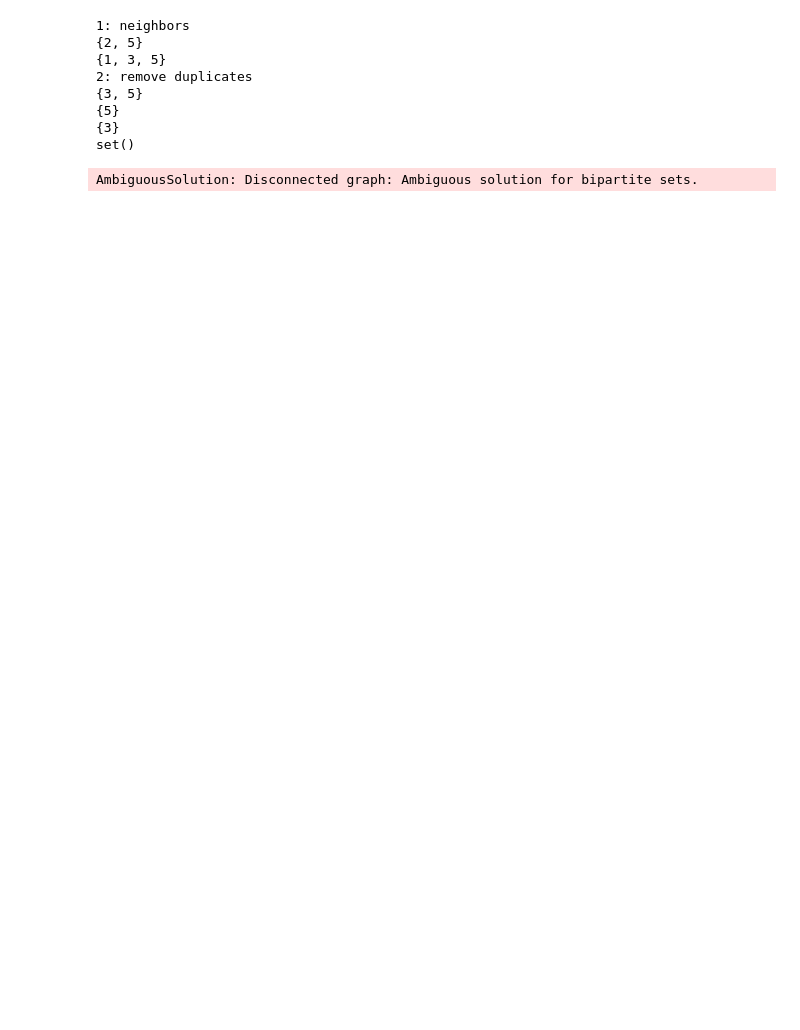
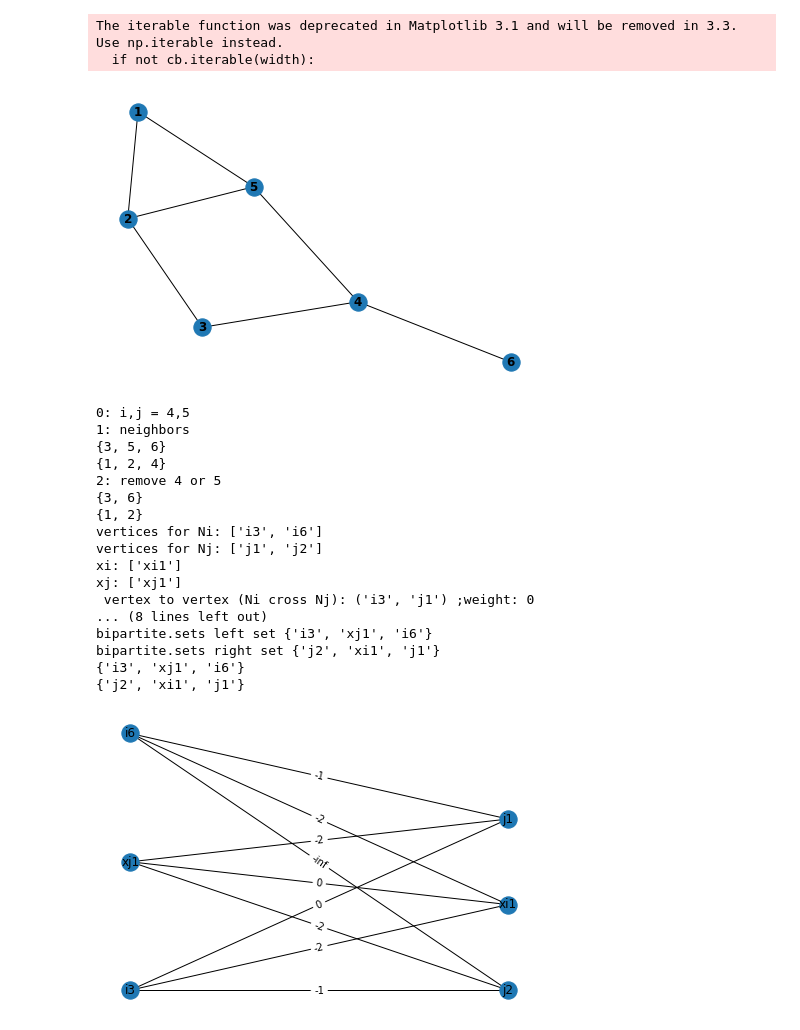
Before and after one commit to hhicks13/benchmarking-dasg, a Jupyter notebook: kas-benchmark.ipynb, the cells around one changed output. Saved outputs shown, nothing was run; the diff lists cells and outputs as text; code cells hidden in the pictures; blank space fills up the shorter version.

```diff
--- a/kas-benchmark.ipynb
+++ b/kas-benchmark.ipynb
@@ -90,15 +87,17 @@ def pair2neighborhood(g,i,j):
     except(ValueError,TypeError,KeyError):
         print("")
     Ni,Nj = sortByLength(N_i,N_j)
-    print("2: remove duplicates")
+    print(f"2: remove {i} or {j}")
     print(Ni)
     print(Nj)
     #remove duplicates
-    duplicates = Ni.intersection(Nj)
-    for d in duplicates:
-        Ni.remove(d)
-        Nj.remove(d)
-
+    #duplicates = Ni.intersection(Nj)
+    #for d in duplicates:
+    #    Ni.remove(d)
+    #    Nj.remove(d)
+    #print(f"3: remove duplicates: {duplicates}")
+    #print(Ni)
+    #print(Nj)
     return Ni,Nj
 # %%
 # build-cost-matrix using python set
@@ -157,30 +182,45 @@ def BuildCostMatrix(i,j,G_A,P_A,Ef_A,k_A):
     return CostMatrix
 # %%
+nx.draw(G_A, with_labels=True, font_weight='bold')
+plt.show()
 #initialize
 k_A = 1
-i = 1
-j = 2
+i = 4
+j = 5
+print(f"0: i,j = {i},{j}")
 p_a = DegreeDiffElim(G_A,P_A,k_A)
 cm = BuildCostMatrix(i,j,G_A,p_a,Ef_A,k_A)
 l, r = bipartite.sets(cm)
 print(l)
 print(r)
 pos = dict()
-pos.update( (nn, (1, ii)) for ii, nn in enumerate(l) ) # put nodes from X at x=1
+pos.update( (nn, (1, (len(l)/2)*ii)) for ii, nn in enumerate(l) ) # put nodes from X at x=1
 pos.update( (nn, (2, ii)) for ii, nn in enumerate(r) ) # put nodes from Y at x=2
 nx.draw(cm, pos=pos,with_labels=True)
 
 #edge weights
 labels = nx.get_edge_attributes(cm, "weight")
 nx.draw_networkx_edge_labels(cm, pos=pos, edge_labels=labels)
 plt.show()
 # %% [output]
-1: neighbors
-{2, 5}
-{1, 3, 5}
-2: remove duplicates
-{3, 5}
-{5}
-{3}
-set()
+The iterable function was deprecated in Matplotlib 3.1 and will be removed in 3.3. Use np.iterable instead.
+  if not cb.iterable(width):
+[figure, added]
-AmbiguousSolution: Disconnected graph: Ambiguous solution for bipartite sets.
+0: i,j = 4,5
+1: neighbors
+{3, 5, 6}
+{1, 2, 4}
+2: remove 4 or 5
+{3, 6}
+{1, 2}
+vertices for Ni: ['i3', 'i6']
+vertices for Nj: ['j1', 'j2']
+xi: ['xi1']
+xj: ['xj1']
+ vertex to vertex (Ni cross Nj): ('i3', 'j1') ;weight: 0
+... (8 lines left out)
+bipartite.sets left set {'i3', 'xj1', 'i6'}
+bipartite.sets right set {'j2', 'xi1', 'j1'}
+{'i3', 'xj1', 'i6'}
+{'j2', 'xi1', 'j1'}
+[figure, added]
```
Also changed, not shown: parts of 2 cells of this notebook.
